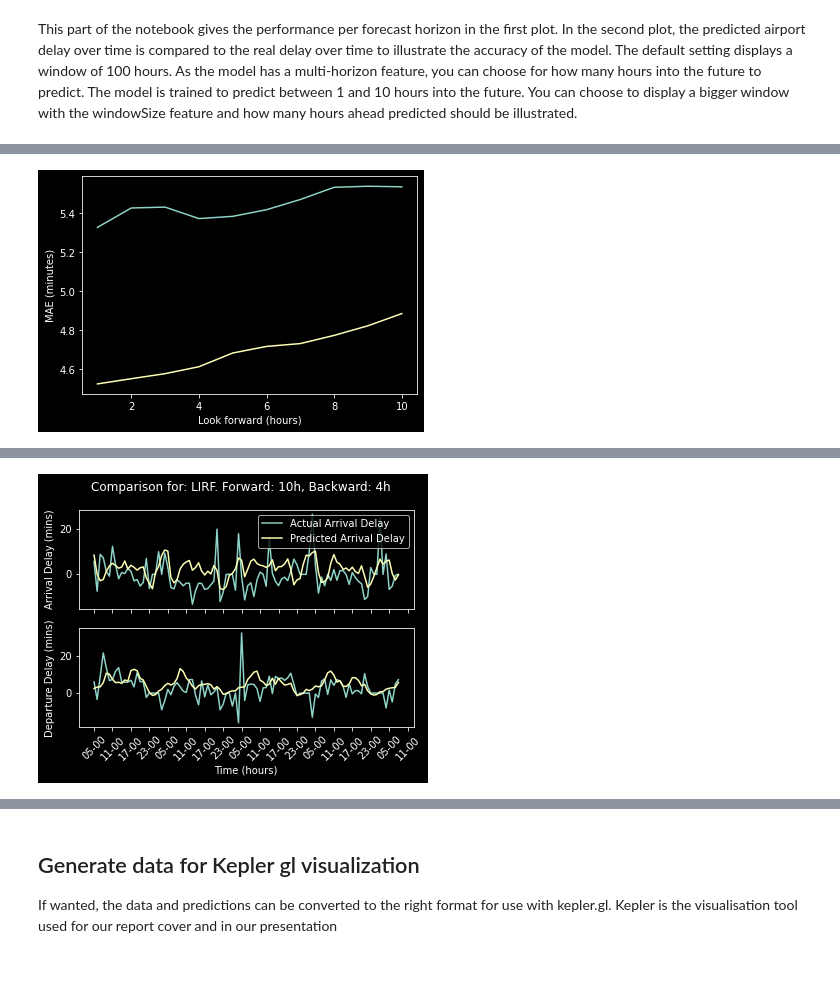
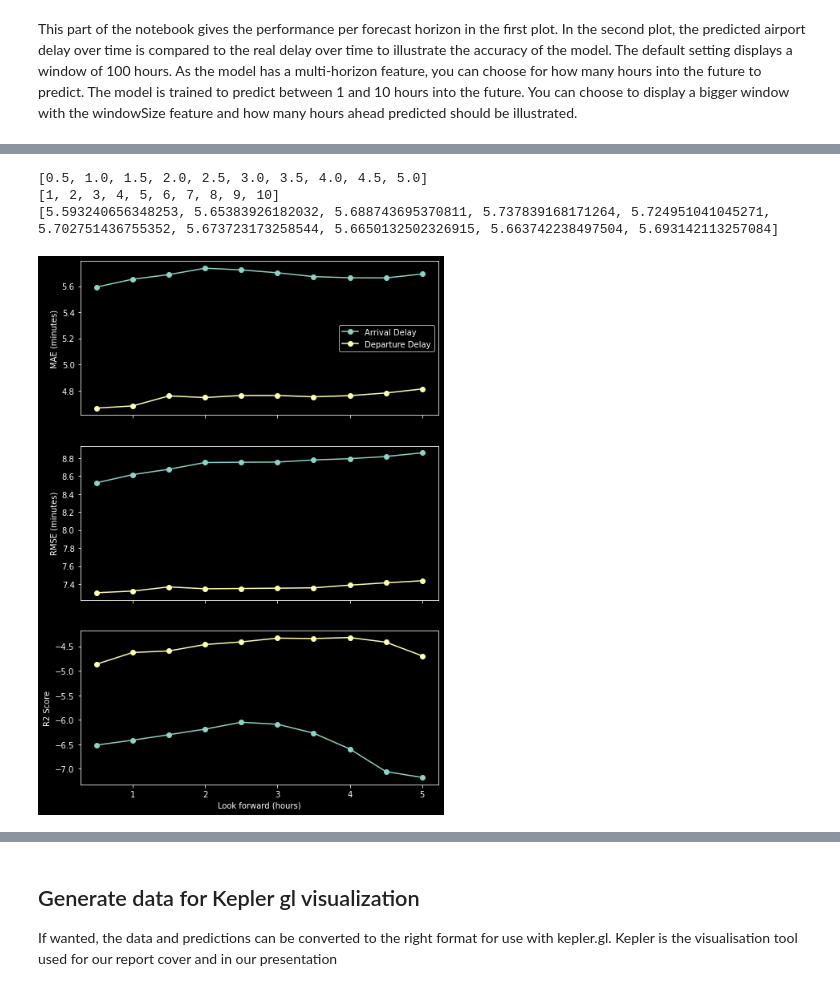
Before and after one commit to junzis/atdelay, a Jupyter notebook: STGNN.ipynb, the cells around one changed output, grey strips where cells are left out. Drawn from its saved outputs; the diff is of its cells as text; code cells hidden in the pictures.

```diff
--- a/STGNN.ipynb
+++ b/STGNN.ipynb
@@ -618,8 +633,9 @@ _________________________________________________________________
 # %% [markdown]
 This part of the notebook gives the performance per forecast horizon in the first plot. In the second plot, the predicted airport delay over time is compared to the real delay over time to illustrate the accuracy of the model. The default setting displays a window of 100 hours. As the model has a multi-horizon feature, you can choose for how many hours into the future to predict. The model is trained to predict between 1 and 10 hours into the future. You can choose to display a bigger window with the windowSize feature and how many hours ahead predicted should be illustrated.
 # %%
-windowSize = 100 # 1-400
-hour = 10 # 1-10
-hour = min(hour, forecast_horizon)
-print(f"Hours ahead = {hour}")
+windowSize = 200  # 1-400
+
+forecastlen = 10  # 1-10
+forecastlen = min(forecastlen, forecast_horizon)
+print(f"Hours ahead = {forecastlen / (60/timeslotLength)}")
 # %% [output]
@@ -633,54 +649,92 @@ def getLabelArrays(hour, input_sequence_length=input_sequence_length):
 
     mae1 = mean_absolute_error(ypredFull[:, :, 0], yactualFull[:, :, 0])
     mae2 = mean_absolute_error(ypredFull[:, :, 1], yactualFull[:, :, 1])
+    rmse1 = np.sqrt(mean_squared_error(ypredFull[:, :, 0], yactualFull[:, :, 0]))
+    rmse2 = np.sqrt(mean_squared_error(ypredFull[:, :, 1], yactualFull[:, :, 1]))
+    r2_1 = r2_score(ypredFull[:, :, 0], yactualFull[:, :, 0])
+    r2_2 = r2_score(ypredFull[:, :, 1], yactualFull[:, :, 1])
 
     time = testTimes[syncindex : windowSize + syncindex :]
-    return ypredFull, yactualFull, mae1, mae2, time
+    return ypredFull, yactualFull, mae1, mae2, rmse1, rmse2, r2_1, r2_2, time
 
 
 def plotComparison(airport_index, hour):
-    ypredFull, yactualFull, _, _, time = getLabelArrays(hour)
+    ypredFull, yactualFull, _, _, _, _, _, _, time = getLabelArrays(hour)
     fig, axs = plt.subplots(2, 1, sharex=True, num=airport_index)
     axs[0].plot(
         time, yactualFull[:, 0 + airport_index, 0], label="Actual Arrival Delay"
     )
     axs[1].plot(time, yactualFull[:, airport_index, 1], label="Actual Departure Delay")
     axs[0].plot(
         time, ypredFull[:, 0 + airport_index, 0], label="Predicted Arrival Delay"
     )
     axs[1].plot(time, ypredFull[:, airport_index, 1], label="Predicted Departure Delay")
     axs[0].legend()
     # axs[1].legend()
     axs[1].set_xlabel("Time (hours)")
     axs[0].set_ylabel("Arrival Delay (mins)")
     axs[1].set_ylabel("Departure Delay (mins)")
     plt.suptitle(
-        f"Comparison for: {airports[airport_index]}. Forward: {hour}h, Backward: {input_sequence_length}h"
+        f"Comparison for: {airports[airport_index]}. Forward: {hour / (60/timeslotLength)}h, Backward: {input_sequence_length / (60/timeslotLength)}h"
     )
     axs[1].xaxis.set_major_locator(mdates.HourLocator(interval=6))
-    axs[1].xaxis.set_major_formatter(mdates.DateFormatter("%H-%M"))
+    axs[1].xaxis.set_major_formatter(mdates.DateFormatter("%H:%M"))
     plt.xticks(rotation=45)
+    fig.set_figwidth(12)
+    fig.set_figheight(6)
 
 
-def plotMAEOverTime(forecast_horizon=forecast_horizon):
-    hours = list(range(1, forecast_horizon + 1))
+def plotErrorVsLookback(forecast_horizon=forecastlen):
+    fig2, axss = plt.subplots(3, 1, sharex=True, num=100)
+    lookforwardss = list(range(1, forecast_horizon + 1))
+    hours = [x/(60/timeslotLength) for x in range(1, forecast_horizon+1)]
+    print(hours)
+    print(lookforwardss)
     maeList = []
     maeList2 = []
-    for h in hours:
-        _, _, mae1, mae2, _ = getLabelArrays(h)
+    rmseList = []
+    rmseList2 = []
+    r2List = []
+    r2List2 = []
+
+    for h in lookforwardss:
+        _, _, mae1, mae2, rmse1, rmse2, r2_1, r2_2, _ = getLabelArrays(h)
         maeList.append(mae1)
         maeList2.append(mae2)
-    plt.plot(hours, maeList)
-    plt.plot(hours, maeList2)
-    plt.xlabel("Look forward (hours)")
-    plt.ylabel("MAE (minutes)")
+        rmseList.append(rmse1)
+        rmseList2.append(rmse2)
+        r2List.append(r2_1)
+        r2List2.append(r2_2)
+    print(maeList)
+    axss[0].plot(hours, maeList, label = "Arrival Delay", marker="o")
+    axss[0].plot(hours, maeList2, label = "Departure Delay", marker="o")
+    axss[1].plot(hours, rmseList, label = "Arrival Delay", marker="o")
+    axss[1].plot(hours, rmseList2, label = "Departure Delay", marker="o")
+    axss[2].plot(hours, r2List, label = "Arrival Delay", marker="o")
+    axss[2].plot(hours, r2List2, label = "Departure Delay", marker="o")
 
+    axss[0].set_ylabel("MAE (minutes)")
+    axss[1].set_ylabel("RMSE (minutes)")
+    axss[2].set_ylabel("R2 Score")
+    # axss[0].grid()
+    # axss[1].grid()
+    # axss[2].grid()
 
-plotMAEOverTime()
+    axss[2].set_xlabel("Look forward (hours)")
+
+    axss[0].legend()
+
+    fig2.set_figwidth(8)
+    fig2.set_figheight(12)
+
+plotErrorVsLookback()
 plt.show()
 
-for airportidx in range(0, len(airports)):
-    plotComparison(airportidx, hour)
+for airportidx in range(0, int(len(airports)/5)):
+    plotComparison(airportidx, forecastlen)
 # plt.show()
 # %% [output]
+[0.5, 1.0, 1.5, 2.0, 2.5, 3.0, 3.5, 4.0, 4.5, 5.0]
+[1, 2, 3, 4, 5, 6, 7, 8, 9, 10]
+[5.593240656348253, 5.65383926182032, 5.688743695370811, 5.737839168171264, 5.724951041045271, 5.702751436755352, 5.673723173258544, 5.6650132502326915, 5.663742238497504, 5.693142113257084]
-[figure, old version]
+[figure, new version]
@@ -696 +749,0 @@ for airportidx in range(0, len(airports)):
-[figure, removed]
```
Also changed, not shown: parts of 12 cells of this notebook, 17 other files.
